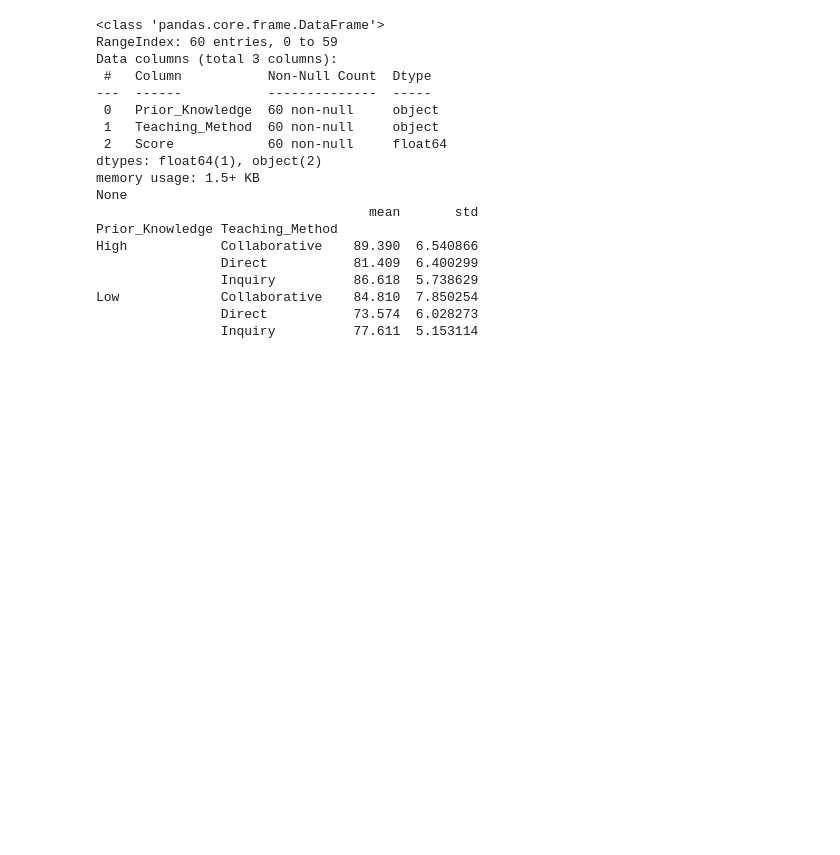
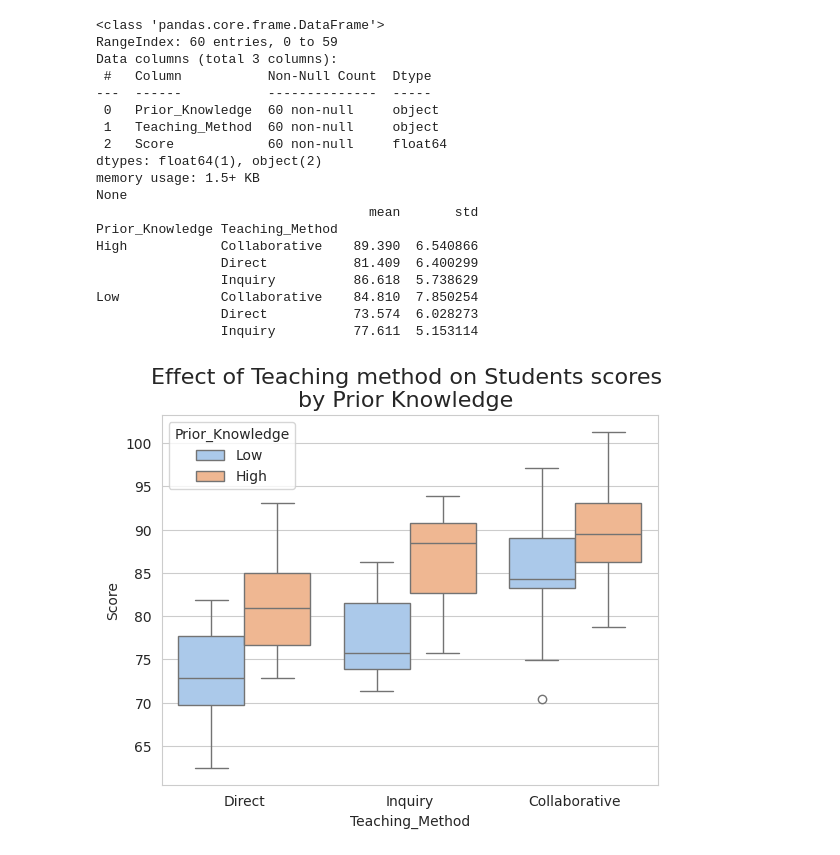
Before and after one commit to elo-meriem/STAT-7220-Applied-Experimental-Design, a Jupyter notebook: Assignments/HW2/HW-2.ipynb, the cells around one changed output. Cells and saved outputs as stored; diff of their text form; code cells hidden in the pictures; blank space fills up the shorter version.

```diff
--- a/Assignments/HW2/HW-2.ipynb
+++ b/Assignments/HW2/HW-2.ipynb
@@ -183,39 +173,24 @@ Low             Collaborative    84.810  7.850254
                 Direct           73.574  6.028273
                 Inquiry          77.611  5.153114
 # %%
-## Step 1: Reorder the 'Prior_Knowledge' variable.
-## Note, this step isn't strictly required but helpful
-## in this case where we have natural ordering in the
-## "BMI Category" variable. ##
-
-## Specify Order ##
-
-#bmi_order = ["Underweight", "Normal Weight", "Overweight", "Obese"]
-
-#exercise['BMI Category'] = pd.Categorical(exercise['BMI Category'],
-#                                          categories=bmi_order,
-#                                          ordered=True)
-
-## Step 2: Create the boxplot using seaborn.
-## We use the `order` and `hue_order` parameters to ensure the correct order.
-
 sns.set_style("whitegrid")
 
 sns.boxplot(
-    data=exercise,
-    x='Exercise Treatment',
-    y='HbA1c',
-    hue='BMI Category',
-    hue_order=bmi_order, # Manually set the order of the hue variable
+    data=teaching_data,
+    x='Teaching_Method',
+    y='Score',
+    hue='Prior_Knowledge',
     palette='pastel' # Choose a color palette
 )
 
 ## Step 3: Add labels and titles ##
 
-plt.title("Effect of Exercise Intervention on HbA1c Percentage\nby BMI Category",
+plt.title("Effect of Teaching method on Students scores \nby Prior Knowledge ",
           loc='center',
           fontsize=16)
 
 ## Show the plot ##
 
 plt.show()
+# %% [output]
+[figure, added]
```
Also changed, not shown: parts of 2 cells of this notebook.
